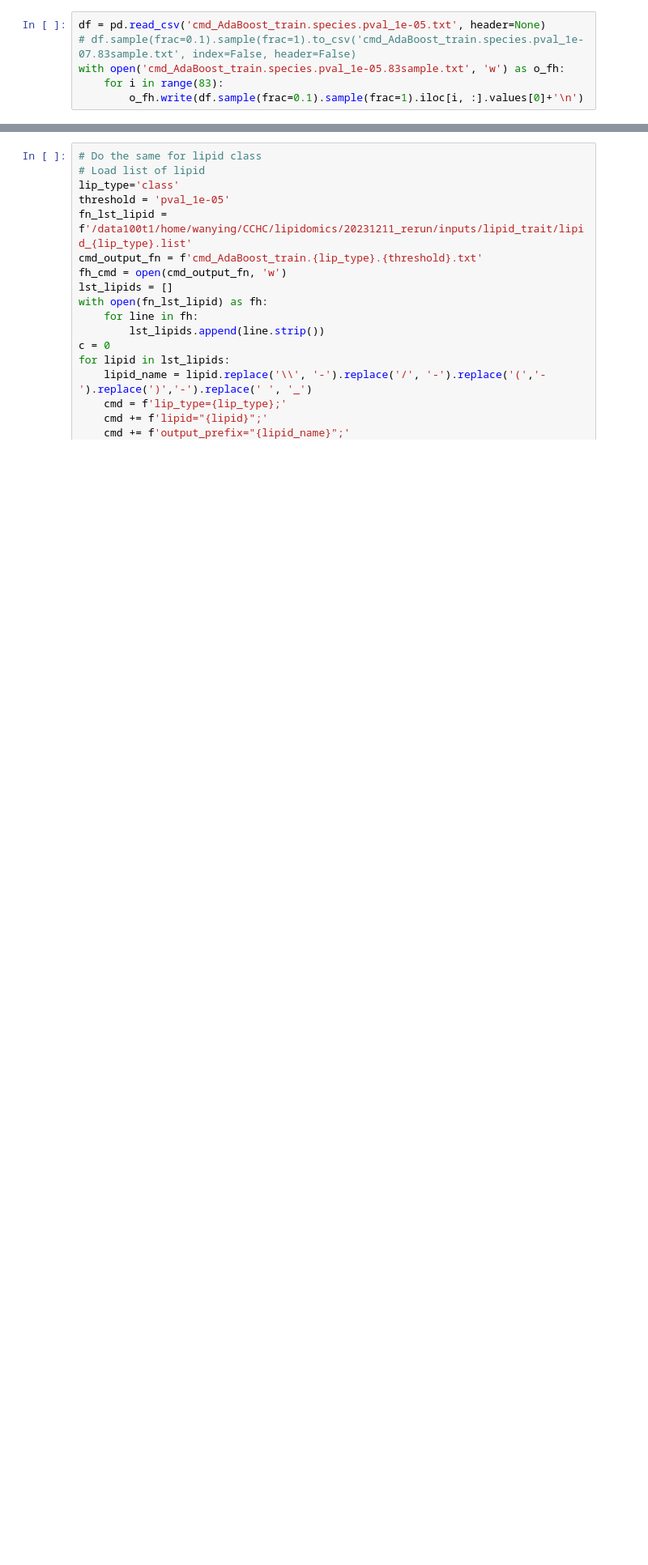
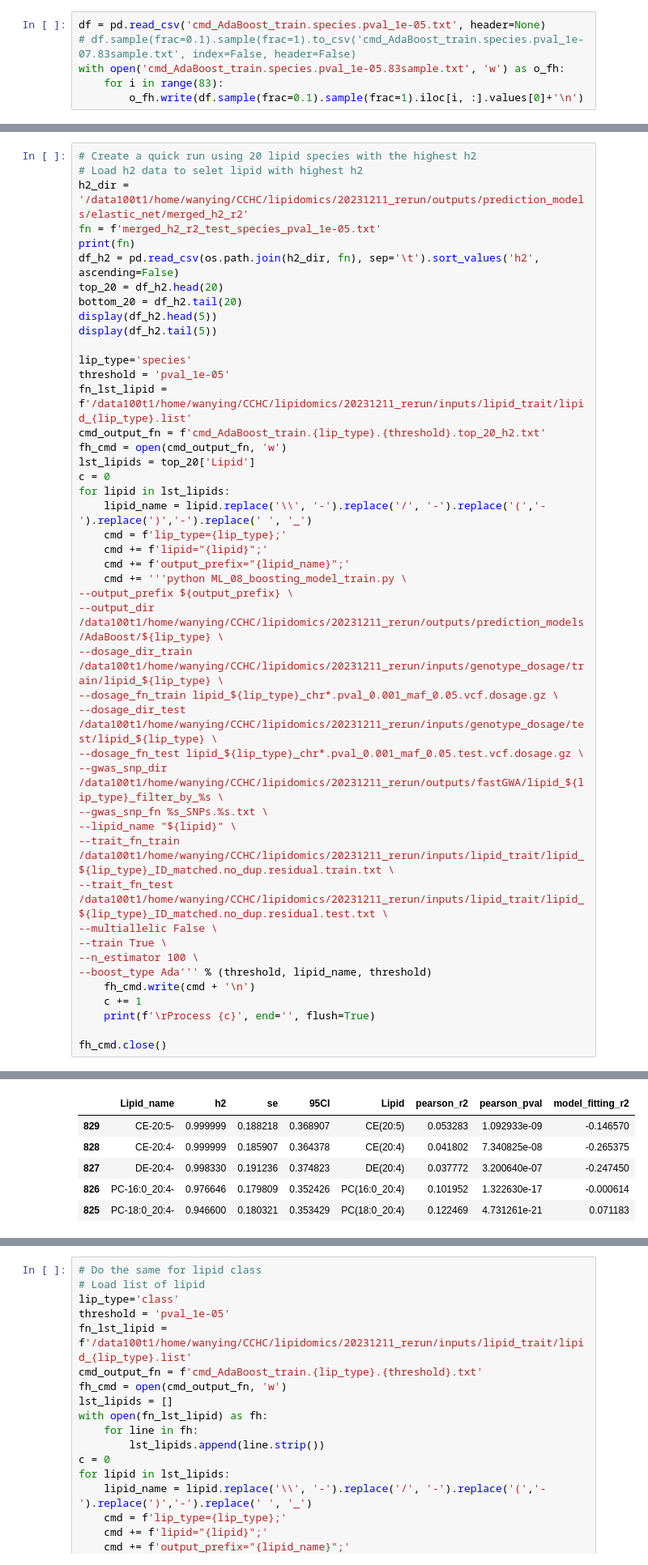
Before and after one commit to belowlab/-CCHC_lipidomics, a Jupyter notebook: 20231211_rerun/code/ML_09_boosting_training_and_testing.ipynb, the cells around one changed output, grey strips where cells are left out. Shown at 81% size. Saved outputs shown, nothing was run; the diff lists cells and outputs as text; blank space fills up the shorter version.

```diff
--- a/20231211_rerun/code/ML_09_boosting_training_and_testing.ipynb
+++ b/20231211_rerun/code/ML_09_boosting_training_and_testing.ipynb
@@ -76,0 +81,46 @@ with open('cmd_AdaBoost_train.species.pval_1e-05.83sample.txt', 'w') as o_fh:
+# %%
+# Create a quick run using 20 lipid species with the highest h2
+# Load h2 data to selet lipid with highest h2
+h2_dir = '/data100t1/home/wanying/CCHC/lipidomics/20231211_rerun/outputs/prediction_models/elastic_net/merged_h2_r2'
+fn = f'merged_h2_r2_test_species_pval_1e-05.txt'
+print(fn)
+df_h2 = pd.read_csv(os.path.join(h2_dir, fn), sep='\t').sort_values('h2', ascending=False)
+top_20 = df_h2.head(20)
+bottom_20 = df_h2.tail(20)
+display(df_h2.head(5))
+display(df_h2.tail(5))
+
+lip_type='species'
+threshold = 'pval_1e-05'
+fn_lst_lipid = f'/data100t1/home/wanying/CCHC/lipidomics/20231211_rerun/inputs/lipid_trait/lipid_{lip_type}.list'
+cmd_output_fn = f'cmd_AdaBoost_train.{lip_type}.{threshold}.top_20_h2.txt'
+fh_cmd = open(cmd_output_fn, 'w')
+lst_lipids = top_20['Lipid']
+c = 0
+for lipid in lst_lipids:
+    lipid_name = lipid.replace('\\', '-').replace('/', '-').replace('(','-').replace(')','-').replace(' ', '_')
+    cmd = f'lip_type={lip_type};'
+    cmd += f'lipid="{lipid}";'
+    cmd += f'output_prefix="{lipid_name}";'
+    cmd += '''python ML_08_boosting_model_train.py \
+--output_prefix ${output_prefix} \
+--output_dir /data100t1/home/wanying/CCHC/lipidomics/20231211_rerun/outputs/prediction_models/AdaBoost/${lip_type} \
+--dosage_dir_train /data100t1/home/wanying/CCHC/lipidomics/20231211_rerun/inputs/genotype_dosage/train/lipid_${lip_type} \
+--dosage_fn_train lipid_${lip_type}_chr*.pval_0.001_maf_0.05.vcf.dosage.gz \
+--dosage_dir_test /data100t1/home/wanying/CCHC/lipidomics/20231211_rerun/inputs/genotype_dosage/test/lipid_${lip_type} \
+--dosage_fn_test lipid_${lip_type}_chr*.pval_0.001_maf_0.05.test.vcf.dosage.gz \
+--gwas_snp_dir /data100t1/home/wanying/CCHC/lipidomics/20231211_rerun/outputs/fastGWA/lipid_${lip_type}_filter_by_%s \
+--gwas_snp_fn %s_SNPs.%s.txt \
+--lipid_name "${lipid}" \
+--trait_fn_train /data100t1/home/wanying/CCHC/lipidomics/20231211_rerun/inputs/lipid_trait/lipid_${lip_type}_ID_matched.no_dup.residual.train.txt \
+--trait_fn_test /data100t1/home/wanying/CCHC/lipidomics/20231211_rerun/inputs/lipid_trait/lipid_${lip_type}_ID_matched.no_dup.residual.test.txt \
+--multiallelic False \
+--train True \
+--n_estimator 100 \
+--boost_type Ada''' % (threshold, lipid_name, threshold)
+    fh_cmd.write(cmd + '\n')
+    c += 1
+    print(f'\rProcess {c}', end='', flush=True)
+
+fh_cmd.close()
+# %% [output]
@@ -76,0 +128,6 @@ with open('cmd_AdaBoost_train.species.pval_1e-05.83sample.txt', 'w') as o_fh:
+|  | Lipid_name | h2 | se | 95CI | Lipid | pearson_r2 | pearson_pval | model_fitting_r2 |
+| 829 | CE-20:5- | 0.999999 | 0.188218 | 0.368907 | CE(20:5) | 0.053283 | 1.092933e-09 | -0.146570 |
+| 828 | CE-20:4- | 0.999999 | 0.185907 | 0.364378 | CE(20:4) | 0.041802 | 7.340825e-08 | -0.265375 |
+| 827 | DE-20:4- | 0.998330 | 0.191236 | 0.374823 | DE(20:4) | 0.037772 | 3.200640e-07 | -0.247450 |
+| 826 | PC-16:0_20:4- | 0.976646 | 0.179809 | 0.352426 | PC(16:0_20:4) | 0.101952 | 1.322630e-17 | -0.000614 |
+| 825 | PC-18:0_20:4- | 0.946600 | 0.180321 | 0.353429 | PC(18:0_20:4) | 0.122469 | 4.731261e-21 | 0.071183 |
```
Also changed, not shown: parts of 4 cells of this notebook, 12 other files.
